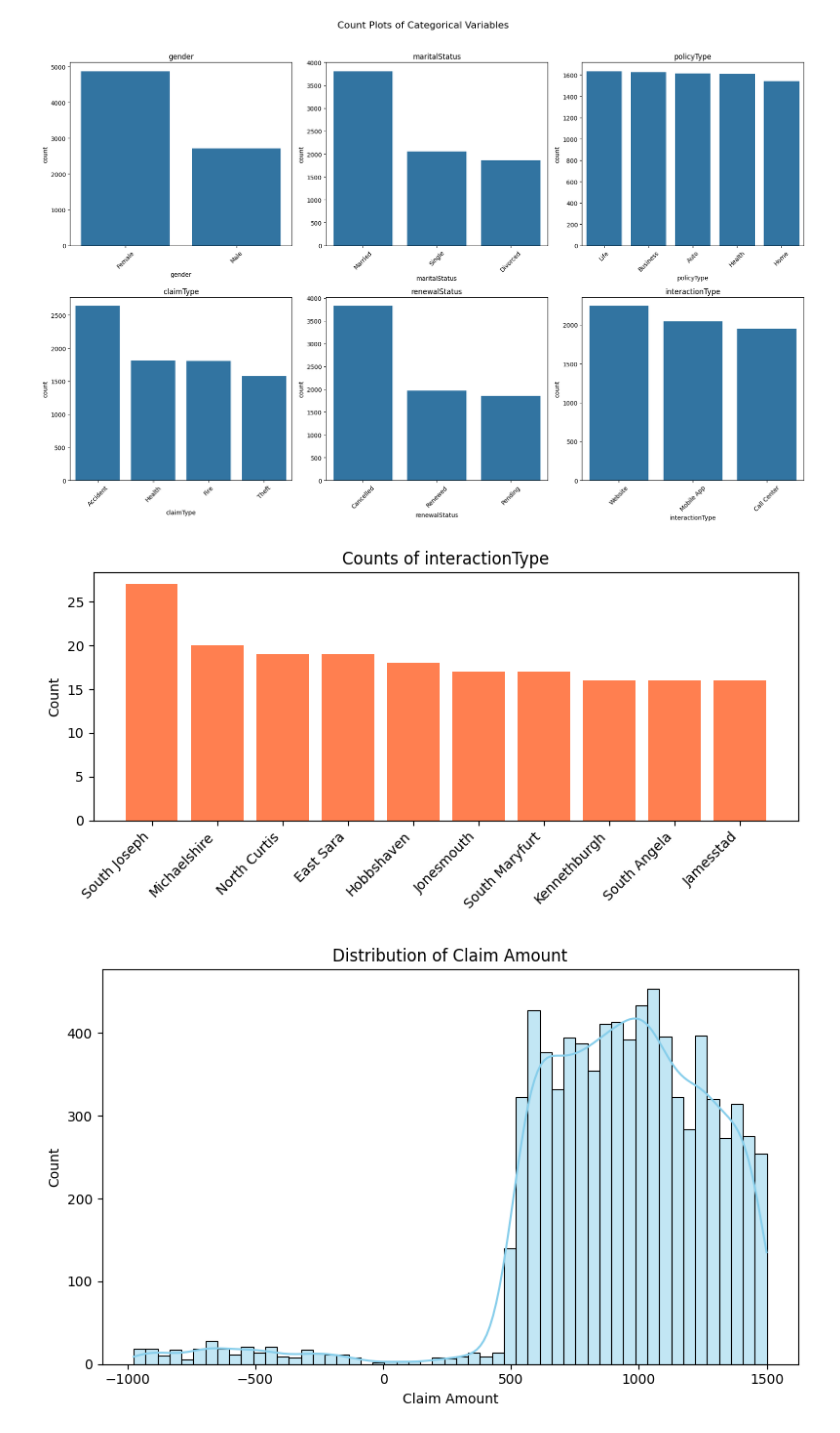
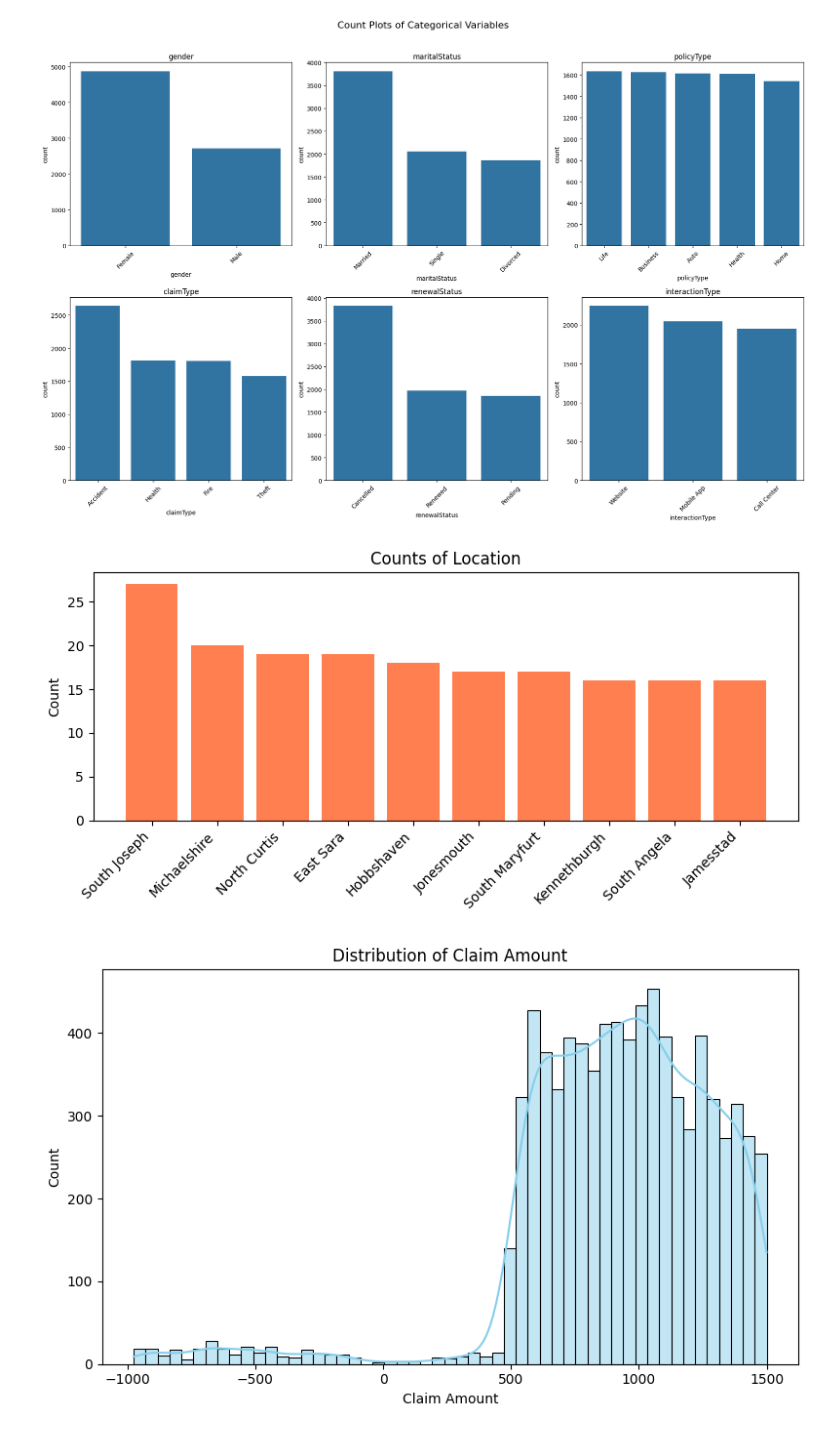
Before and after one commit to abahjohn0411/OptiSecureRS, a Jupyter notebook: EDA/edaAnalysis.ipynb, the cells around one changed output. Cells and saved outputs as stored; diff of their text form; code cells hidden in the pictures.

```diff
--- a/EDA/edaAnalysis.ipynb
+++ b/EDA/edaAnalysis.ipynb
@@ -137,13 +137,13 @@ plt.show()
 # %%
     counts = df['location'].value_counts().head(10)
     fig, ax = plt.subplots(figsize=(8,4))
     ax.bar(counts.index.astype(str), counts.values, color='coral')
-    ax.set_title(f'Counts of {col}')
+    ax.set_title(f'Counts of Location')
     ax.set_ylabel("Count")
     ax.set_xticklabels(counts.index.astype(str), rotation=45, ha='right')
     plt.tight_layout()
 # %% [output]
-[figure, old version]
+[figure, new version]
 # %%
 fig, ax = plt.subplots(figsize=(8, 5))
 sns.histplot(df['claimamount'], kde=True, ax=ax, color='skyblue')
```
